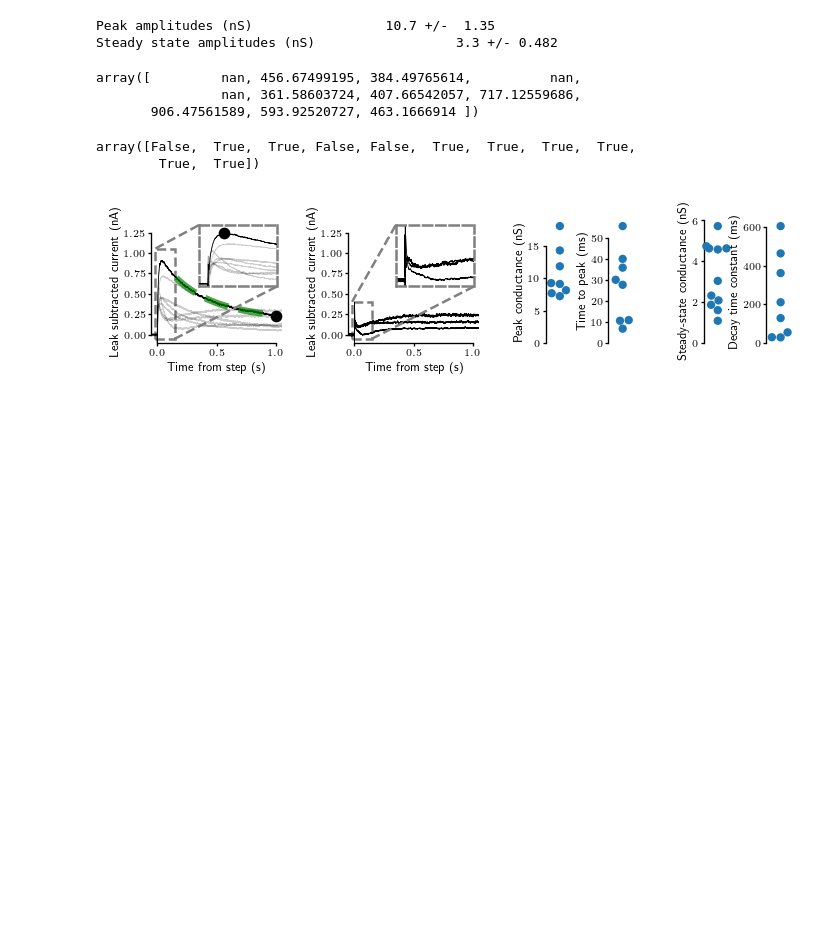
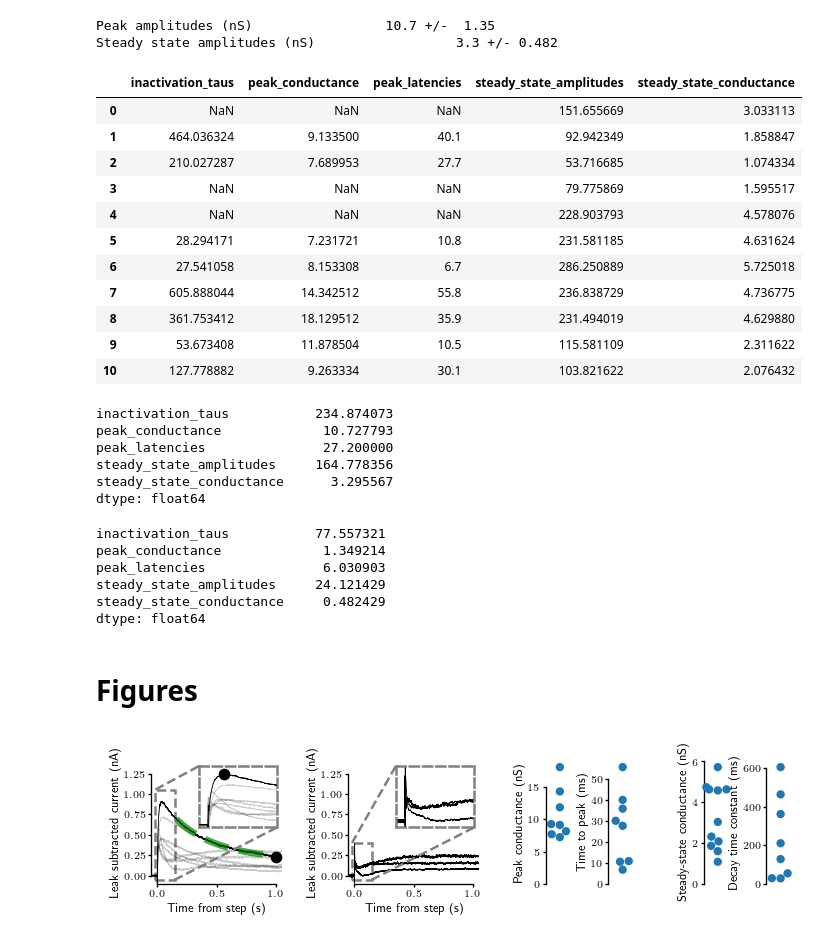
Before and after one commit to nauralcodinglab/raphegif, a Jupyter notebook: figs/scripts/writeup/gaba_currents.ipynb, the cells around one changed output. Cells and saved outputs as stored; diff of their text form; code cells hidden in the pictures; blank space fills up the shorter version.

```diff
--- a/figs/scripts/writeup/gaba_currents.ipynb
+++ b/figs/scripts/writeup/gaba_currents.ipynb
@@ -174,7 +175,7 @@ for i in range(len(gating)):
             t_vec[decay_slice]]
         ))
 
-        IA_inactivation['traces'].append(np.array([gating[i][0, :, -1], t_vec]))
+        IA_inactivation['traces'].append(np.array([gating[i][0, :, -1], gating[i][1, :, -1], t_vec]))
 
         p_tmp, fitted_tmp = fit_decay_curve(
             fitted_tmp,
@@ -204,7 +205,7 @@ for i in range(len(gating)):
         plt.show()
     else:
         IA_inactivation['range_fitted'].append([np.nan, np.nan])
-        IA_inactivation['traces'].append(np.array([gating[i][0, :, -1], gating[i].time_supp]))
+        IA_inactivation['traces'].append(np.array([gating[i][0, :, -1], gating[i][1, :, -1], gating[i].time_supp]))
         IA_inactivation['inactivation_taus'].append(np.nan)
         IA_inactivation['fitted_curves'].append(None)
 
@@ -275,14 +276,48 @@ print('Steady state amplitudes (nS) {:>20.3} +/- {:>5.3}'.format(
 # %% [output]
 Peak amplitudes (nS)                 10.7 +/-  1.35
 Steady state amplitudes (nS)                  3.3 +/- 0.482
-# %%
-IA_inactivation['peak_amplitudes']
-# %% [output]
-array([         nan, 456.67499195, 384.49765614,          nan,
-                nan, 361.58603724, 407.66542057, 717.12559686,
-       906.47561589, 593.92520727, 463.1666914 ])
-# %%
-IA_inactivation['peak_exists']
-# %% [output]
-array([False,  True,  True, False, False,  True,  True,  True,  True,
-        True,  True])
+# %%
+IA_inactivation['steady_state_conductance'] = IA_inactivation['steady_state_amplitudes'] / step_amplitude
+IA_inactivation['peak_conductance'] = IA_inactivation['peak_amplitudes'] / step_amplitude
+# %%
+statistics = [
+    'peak_latencies',
+    'steady_state_amplitudes',
+    'steady_state_conductance',
+    'peak_conductance',
+    'inactivation_taus'
+]
+stats_df = pd.DataFrame({key: IA_inactivation[key] for key in statistics})
+# %%
+stats_df
+# %% [output]
+|  | inactivation_taus | peak_conductance | peak_latencies | steady_state_amplitudes | steady_state_conductance |
+| 0 | NaN | NaN | NaN | 151.655669 | 3.033113 |
+| 1 | 464.036324 | 9.133500 | 40.1 | 92.942349 | 1.858847 |
+| 2 | 210.027287 | 7.689953 | 27.7 | 53.716685 | 1.074334 |
+| 3 | NaN | NaN | NaN | 79.775869 | 1.595517 |
+| 4 | NaN | NaN | NaN | 228.903793 | 4.578076 |
+| 5 | 28.294171 | 7.231721 | 10.8 | 231.581185 | 4.631624 |
+| 6 | 27.541058 | 8.153308 | 6.7 | 286.250889 | 5.725018 |
+| 7 | 605.888044 | 14.342512 | 55.8 | 236.838729 | 4.736775 |
+| 8 | 361.753412 | 18.129512 | 35.9 | 231.494019 | 4.629880 |
+| 9 | 53.673408 | 11.878504 | 10.5 | 115.581109 | 2.311622 |
+| 10 | 127.778882 | 9.263334 | 30.1 | 103.821622 | 2.076432 |
+# %%
+stats_df.mean()
+# %% [output]
+inactivation_taus           234.874073
+peak_conductance             10.727793
+peak_latencies               27.200000
+steady_state_amplitudes     164.778356
+steady_state_conductance      3.295567
+dtype: float64
+# %%
+stats_df.sem()
+# %% [output]
+inactivation_taus           77.557321
+peak_conductance             1.349214
+peak_latencies               6.030903
+steady_state_amplitudes     24.121429
+steady_state_conductance     0.482429
+dtype: float64
@@ -289,3 +326,5 @@ array([False,  True,  True, False, False,  True,  True,  True,  True,
+# %% [markdown]
+# Figures
 # %%
 fit_example_no = 8
 bg_tr_alpha = 0.2
```
Also changed, not shown: parts of 4 cells of this notebook, 2 other files.
